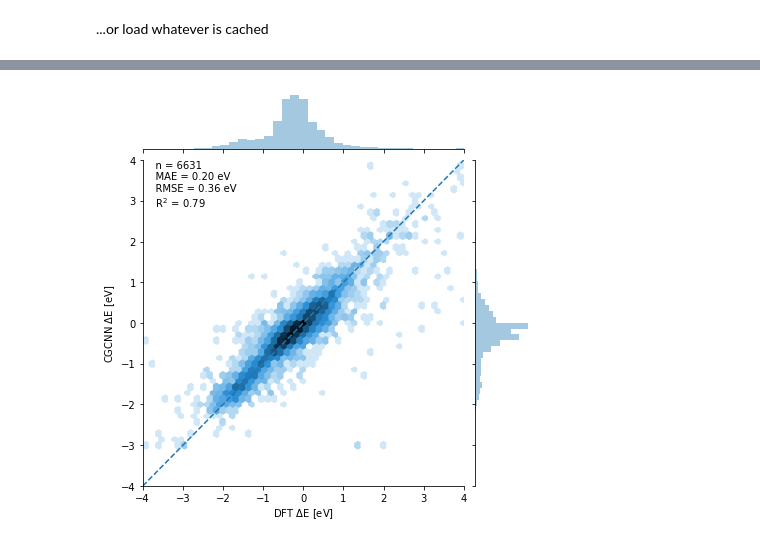
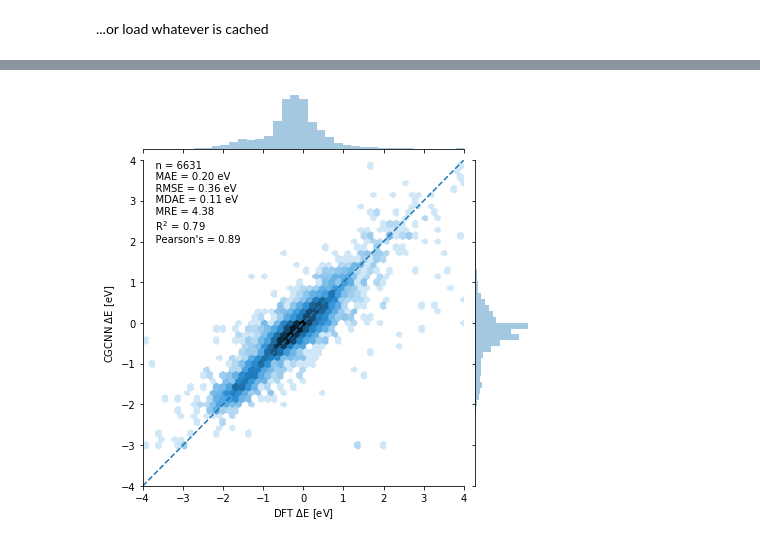
Before and after one commit to ulissigroup/uncertainty_benchmarking, a Jupyter notebook: CGCNN/cgcnn_gasdb_pooled.ipynb, the cells around one changed output, grey strips where cells are left out. Drawn from its saved outputs; the diff is of its cells as text; code cells hidden in the pictures.

```diff
--- a/CGCNN/cgcnn_gasdb_pooled.ipynb
+++ b/CGCNN/cgcnn_gasdb_pooled.ipynb
@@ -29,10 +29,9 @@ with open('../preprocessing/sdt/gasdb/feature_dimensions.pkl', 'rb') as file_han
 with open('../preprocessing/splits_gasdb.pkl', 'rb') as file_handle:
     splits = pickle.load(file_handle)
 
-docs_train = splits['docs_train']
-docs_val = splits['docs_val']
-sdts_train, sdts_val = splits['sdts_train'], splits['sdts_val']
-targets_train, targets_val = splits['targets_train'], splits['targets_val']
+docs_train, docs_val, docs_test = splits['docs_train'], splits['docs_val'], splits['docs_test']
+sdts_train, sdts_val, sdts_test = splits['sdts_train'], splits['sdts_val'], splits['sdts_test']
+targets_train, targets_val, targets_test = splits['targets_train'], splits['targets_val'], splits['targets_test']
 
 # Where we put the intermediate results for this notebook
 prefix = 'gasdb_pooled/'
@@ -143,39 +144,50 @@ net.load_params(f_history=prefix+'valid_best_history.json',
 # %%
 %matplotlib inline
 import numpy as np
-from sklearn.metrics import mean_absolute_error, mean_squared_error, r2_score
 import seaborn as sns
+from sklearn.metrics import (mean_absolute_error,
+                             mean_squared_error,
+                             r2_score,
+                             median_absolute_error)
 
 
 # Make predictions
 targets_pred = net.predict(sdts_val).reshape(-1)
 
 # Plot
 lims = [-4, 4]
 grid = sns.jointplot(targets_val.reshape(-1), targets_pred,
                      kind='hex',
                      bins='log',
                      extent=lims+lims)
 ax = grid.ax_joint
 _ = ax.set_xlim(lims)
 _ = ax.set_ylim(lims)
 _ = ax.plot(lims, lims, '--')
 _ = ax.set_xlabel('DFT $\Delta$E [eV]')
 _ = ax.set_ylabel('%s $\Delta$E [eV]' % model_name)
 
 # Calculate the error metrics
 mae = mean_absolute_error(targets_val, targets_pred)
 rmse = np.sqrt(mean_squared_error(targets_val, targets_pred))
+mdae = median_absolute_error(targets_val, targets_pred)
+mre = mean_absolute_error(targets_val.reshape(-1) / targets_pred, np.ones(len(targets_pred)))
 r2 = r2_score(targets_val, targets_pred)
+corr = np.corrcoef(targets_val.reshape(-1), targets_pred)[0, 1]
 
 # Report
-text = ('    n = %i\n'
-        '    MAE = %.2f eV\n'
-        '    RMSE = %.2f eV\n'
-        '    R$^2$ = %.2f'
-        % (len(targets_val), mae, rmse, r2))
+text = ('    n = %i\n' % len(targets_val) +
+        '    MAE = %.2f eV\n' % mae +
+        '    RMSE = %.2f eV\n' % rmse +
+        '    MDAE = %.2f eV\n' % mdae +
+        '    MRE = %.2f\n' % mre +
+        '    R$^2$ = %.2f\n' % r2 +
+        '    Pearson\'s = %.2f' % corr)
 _ = ax.text(x=lims[0], y=lims[1], s=text,
             horizontalalignment='left',
             verticalalignment='top')
+
+# Save figure
+plt.savefig('parity.pdf', dpi=300, bbox_inches='tight', transparent=True)
 # %% [output]
-[figure, old version]
+[figure, new version]
```
Also changed, not shown: parts of 6 cells of this notebook, 1 other file.
